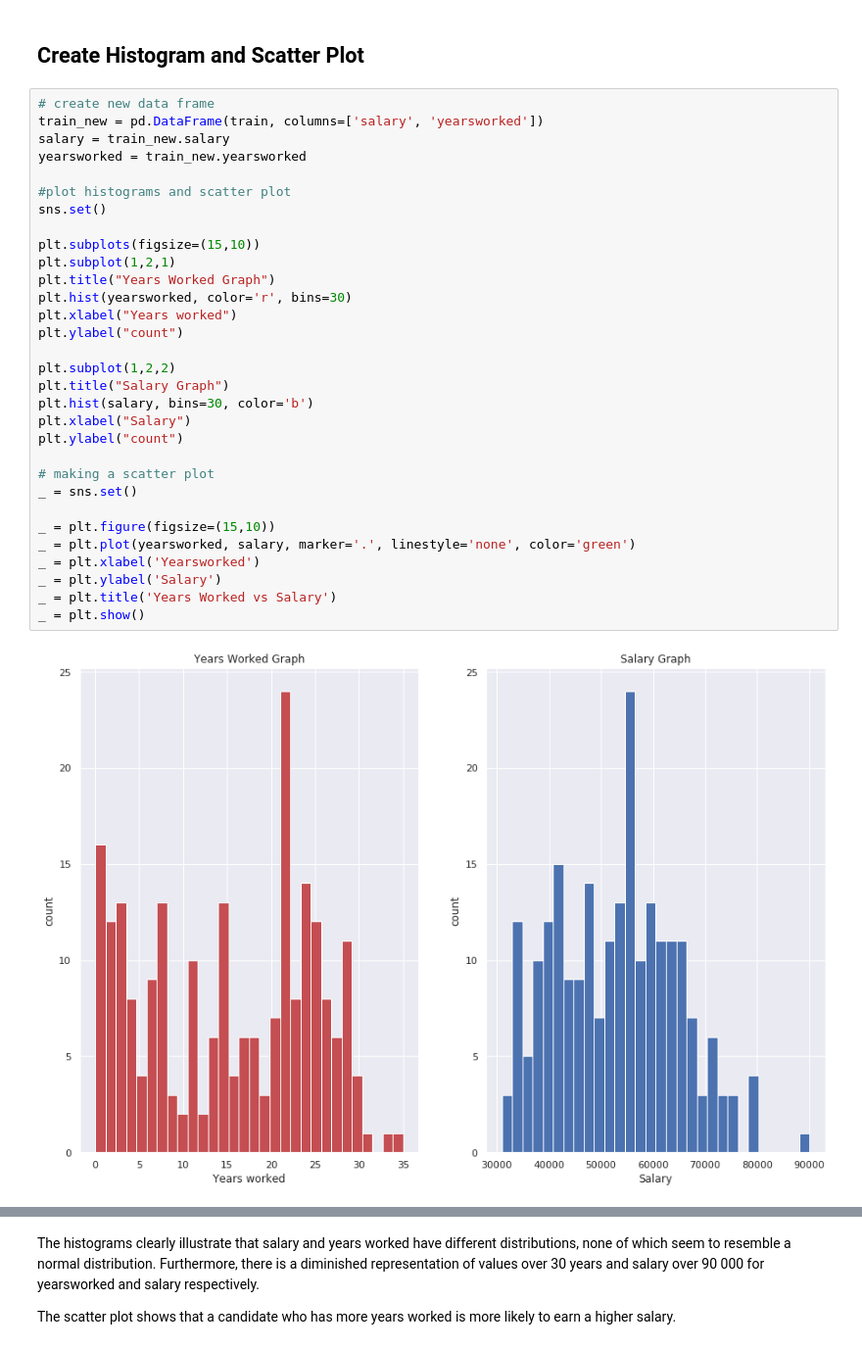
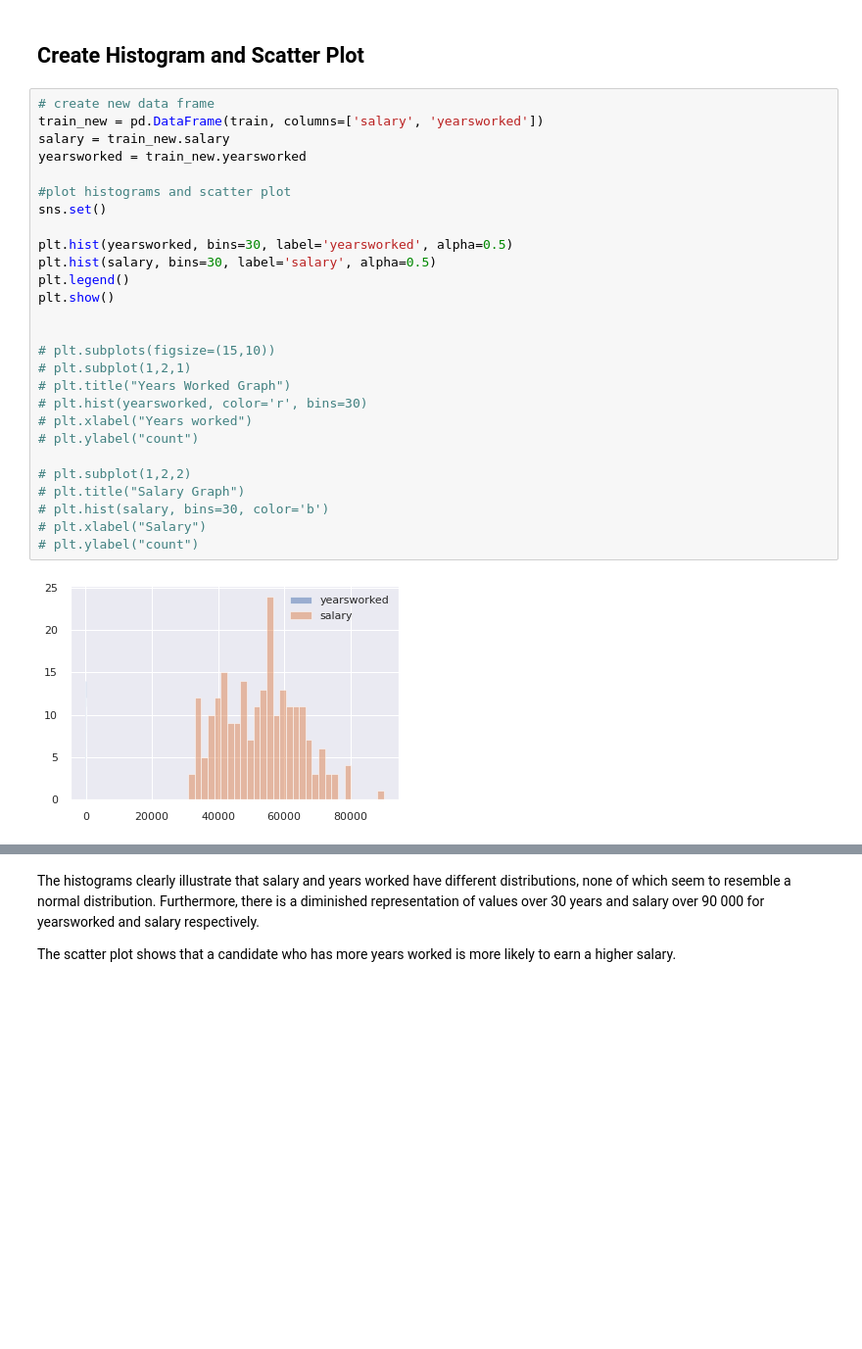
Before and after one commit to Shalom91/New-Regression, a Jupyter notebook: Regression_Analysis.ipynb, the cells around one changed output, grey strips where cells are left out. Shown: that part at 98% size. Cells and saved outputs as stored; diff of their text form; blank space fills up the shorter version.

```diff
--- a/Regression_Analysis.ipynb
+++ b/Regression_Analysis.ipynb
@@ -85,33 +87,29 @@ print(train.shape, test.shape)
 # %%
 # create new data frame
 train_new = pd.DataFrame(train, columns=['salary', 'yearsworked'])
 salary = train_new.salary
 yearsworked = train_new.yearsworked
 
 #plot histograms and scatter plot
 sns.set()
 
-plt.subplots(figsize=(15,10))
-plt.subplot(1,2,1)
-plt.title("Years Worked Graph")
-plt.hist(yearsworked, color='r', bins=30)
-plt.xlabel("Years worked")
-plt.ylabel("count")
+plt.hist(yearsworked, bins=30, label='yearsworked', alpha=0.5)
+plt.hist(salary, bins=30, label='salary', alpha=0.5)
+plt.legend()
+plt.show()
 
-plt.subplot(1,2,2)
-plt.title("Salary Graph")
-plt.hist(salary, bins=30, color='b')
-plt.xlabel("Salary")
-plt.ylabel("count")
 
-# making a scatter plot
-_ = sns.set()
+# plt.subplots(figsize=(15,10))
+# plt.subplot(1,2,1)
+# plt.title("Years Worked Graph")
+# plt.hist(yearsworked, color='r', bins=30)
+# plt.xlabel("Years worked")
+# plt.ylabel("count")
 
-_ = plt.figure(figsize=(15,10))
-_ = plt.plot(yearsworked, salary, marker='.', linestyle='none', color='green')
-_ = plt.xlabel('Yearsworked')
-_ = plt.ylabel('Salary')
-_ = plt.title('Years Worked vs Salary')
-_ = plt.show()
+# plt.subplot(1,2,2)
+# plt.title("Salary Graph")
+# plt.hist(salary, bins=30, color='b')
+# plt.xlabel("Salary")
+# plt.ylabel("count")
 # %% [output]
-[figure, old version]
+[figure, new version]
```
Also changed, not shown: parts of 11 cells of this notebook.
